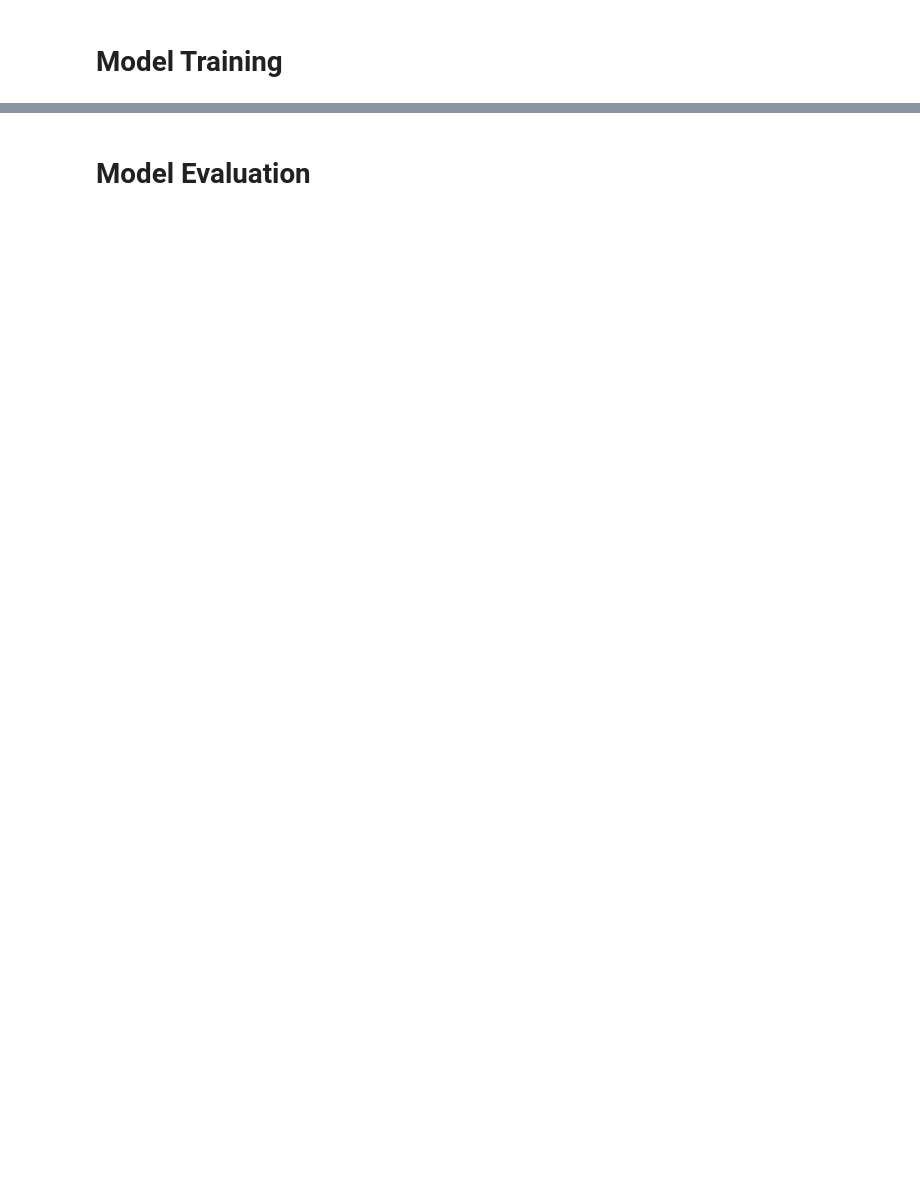
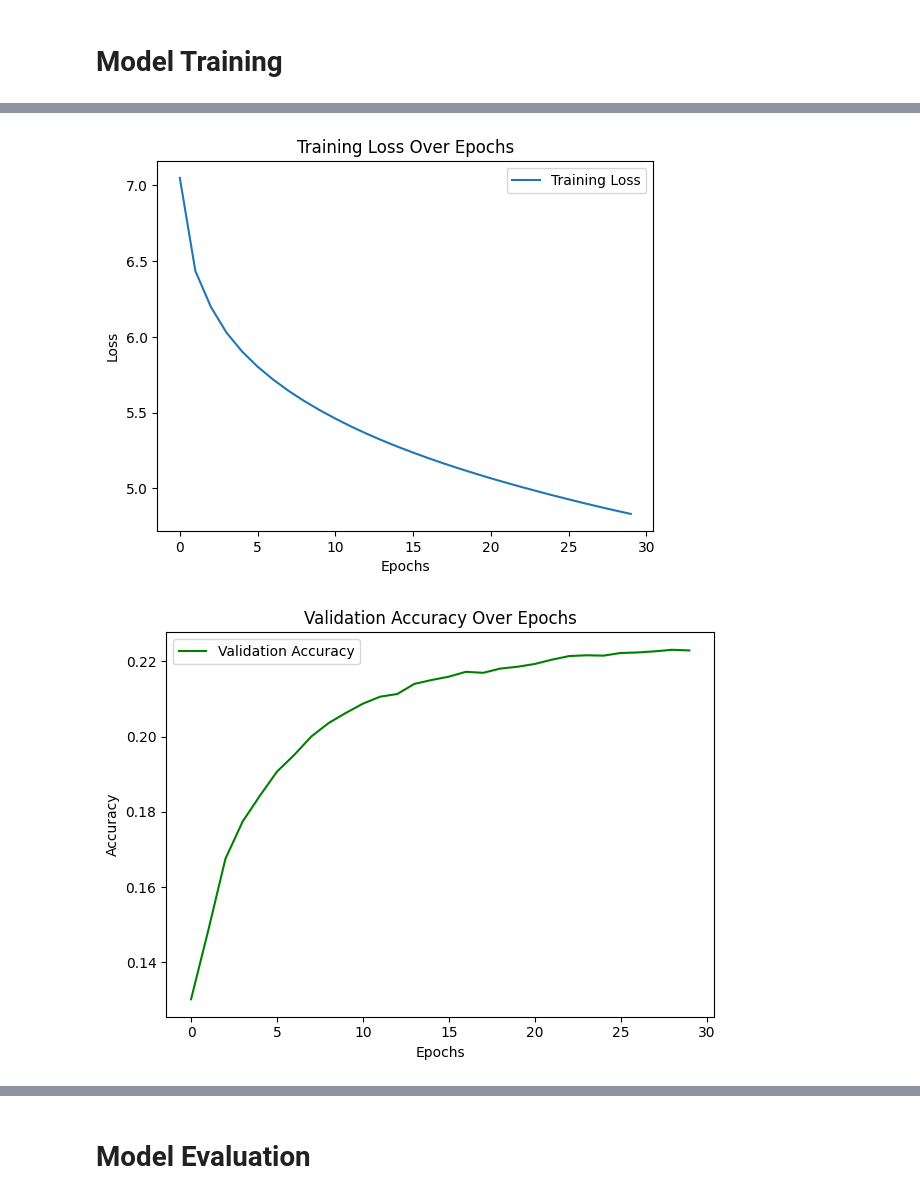
Before and after one commit to murasakiw/ML2, a Jupyter notebook: A4_DL_TC5033_text_generator.ipynb, the cells around one changed output, grey strips where cells are left out. Saved outputs shown, nothing was run; the diff lists cells and outputs as text; code cells hidden in the pictures; blank space fills up the shorter version.

```diff
--- a/A4_DL_TC5033_text_generator.ipynb
+++ b/A4_DL_TC5033_text_generator.ipynb
@@ -292,0 +443,12 @@ Epoch: 29 --- Average cost:  3.8672 --- Validation Accuracy: 21.77%
+# %%
+# Call the training function using the model with 1 hidden layer and lr=0.0005
+loss_function = nn.CrossEntropyLoss()
+lr = 0.0005
+epochs = 30
+optimiser = optim.Adam(model_3.parameters(), lr=lr)
+val_accuracies, train_losses = train(model_3, epochs, optimiser)
+# Plot Losses
+plot_loss(train_losses)
+# Plot accuracies
+plot_accuracy(val_accuracies)
+# %% [output]
@@ -293 +472,3 @@ Epoch: 29 --- Average cost:  3.8672 --- Validation Accuracy: 21.77%
+[figure, added]
+[figure, added]
 # %% [markdown]
```
Also changed, not shown: parts of 48 cells of this notebook.
